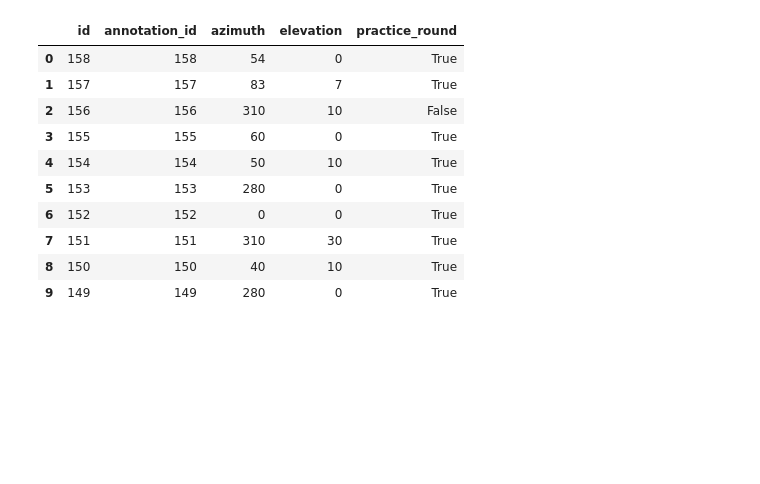
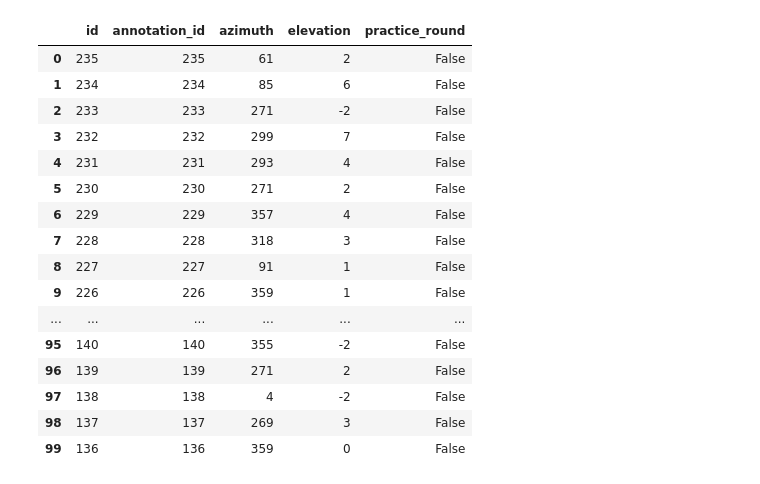
Before and after one commit to ANNIZHENG/Annotation-Interface-Noise-Burst, a Jupyter notebook: database/db.ipynb, the cells around one changed output. Saved outputs shown, nothing was run; the diff lists cells and outputs as text; code cells hidden in the pictures; blank space fills up the shorter version.

```diff
--- a/database/db.ipynb
+++ b/database/db.ipynb
@@ -45,17 +54,23 @@ pd.read_sql('''select * from "Interaction" order by id desc;''',eng).head(200)
 # %%
-pd.read_sql('''select * from "Location" order by id desc;''',eng).head(10)
+pd.read_sql('''select * from "Location" order by id desc;''',eng).head(100)
 # %% [output]
 |  | id | annotation_id | azimuth | elevation | practice_round |
-| 0 | 158 | 158 | 54 | 0 | True |
-| 1 | 157 | 157 | 83 | 7 | True |
-| 2 | 156 | 156 | 310 | 10 | False |
-| 3 | 155 | 155 | 60 | 0 | True |
-| 4 | 154 | 154 | 50 | 10 | True |
-| 5 | 153 | 153 | 280 | 0 | True |
-| 6 | 152 | 152 | 0 | 0 | True |
-| 7 | 151 | 151 | 310 | 30 | True |
-| 8 | 150 | 150 | 40 | 10 | True |
-| 9 | 149 | 149 | 280 | 0 | True |
+| 0 | 235 | 235 | 61 | 2 | False |
+| 1 | 234 | 234 | 85 | 6 | False |
+| 2 | 233 | 233 | 271 | -2 | False |
+| 3 | 232 | 232 | 299 | 7 | False |
+| 4 | 231 | 231 | 293 | 4 | False |
+| 5 | 230 | 230 | 271 | 2 | False |
+| 6 | 229 | 229 | 357 | 4 | False |
+| 7 | 228 | 228 | 318 | 3 | False |
+| 8 | 227 | 227 | 91 | 1 | False |
+| 9 | 226 | 226 | 359 | 1 | False |
+| ... | ... | ... | ... | ... | ... |
+| 95 | 140 | 140 | 355 | -2 | False |
+| 96 | 139 | 139 | 271 | 2 | False |
+| 97 | 138 | 138 | 4 | -2 | False |
+| 98 | 137 | 137 | 269 | 3 | False |
+| 99 | 136 | 136 | 359 | 0 | False |
 # %%
 pd.read_sql('''select * from "Recording" order by group_id asc''',eng)
 # %% [output]
```
Also changed, not shown: parts of 4 cells of this notebook, 1 other file.
